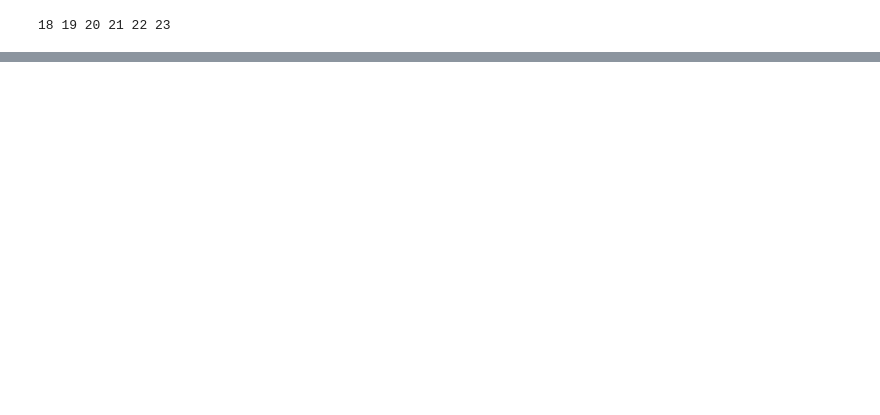
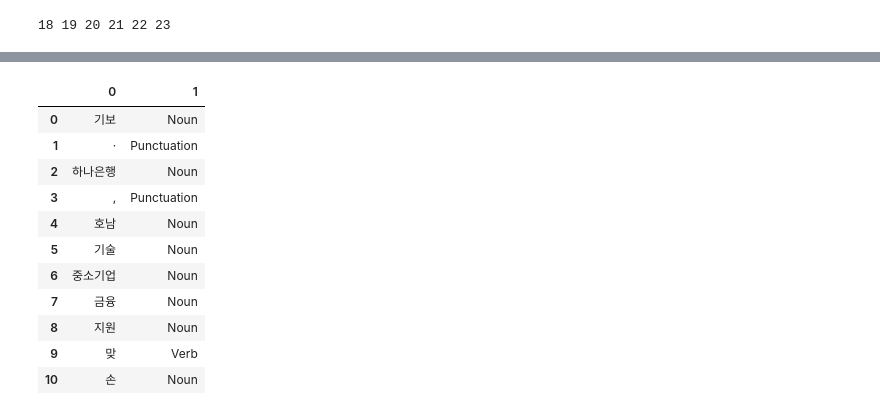
Before and after one commit to SIDED00R/hanaro_data, a Jupyter notebook: day20.ipynb, the cells around one changed output, grey strips where cells are left out. Saved outputs shown, nothing was run; the diff lists cells and outputs as text; code cells hidden in the pictures; blank space fills up the shorter version.

```diff
--- a/day20.ipynb
+++ b/day20.ipynb
@@ -79,4 +85,4 @@ context_list = [x.get_text() for x in context]
 import pandas as pd
 
 
-pd.DataFrame(data={'제목': title_list, '내용': context_list})
+df1 = pd.DataFrame(data={'제목': title_list, '내용': context_list})
@@ -102,0 +103,18 @@ for _ in range(50):
+# %%
+# okt 함수를 활용하여, 형태소 분석 수행
+# 형태소 분석 -> 토큰화 -> 품사 부착
+text1 = df1['제목'].values.tolist()[1]
+pd.DataFrame(okt.pos(text1))
+# %% [output]
+|  | 0 | 1 |
+| 0 | 기보 | Noun |
+| 1 | · | Punctuation |
+| 2 | 하나은행 | Noun |
+| 3 | , | Punctuation |
+| 4 | 호남 | Noun |
+| 5 | 기술 | Noun |
+| 6 | 중소기업 | Noun |
+| 7 | 금융 | Noun |
+| 8 | 지원 | Noun |
+| 9 | 맞 | Verb |
+| 10 | 손 | Noun |
```
Also changed, not shown: parts of 13 cells of this notebook, 1 other file.
